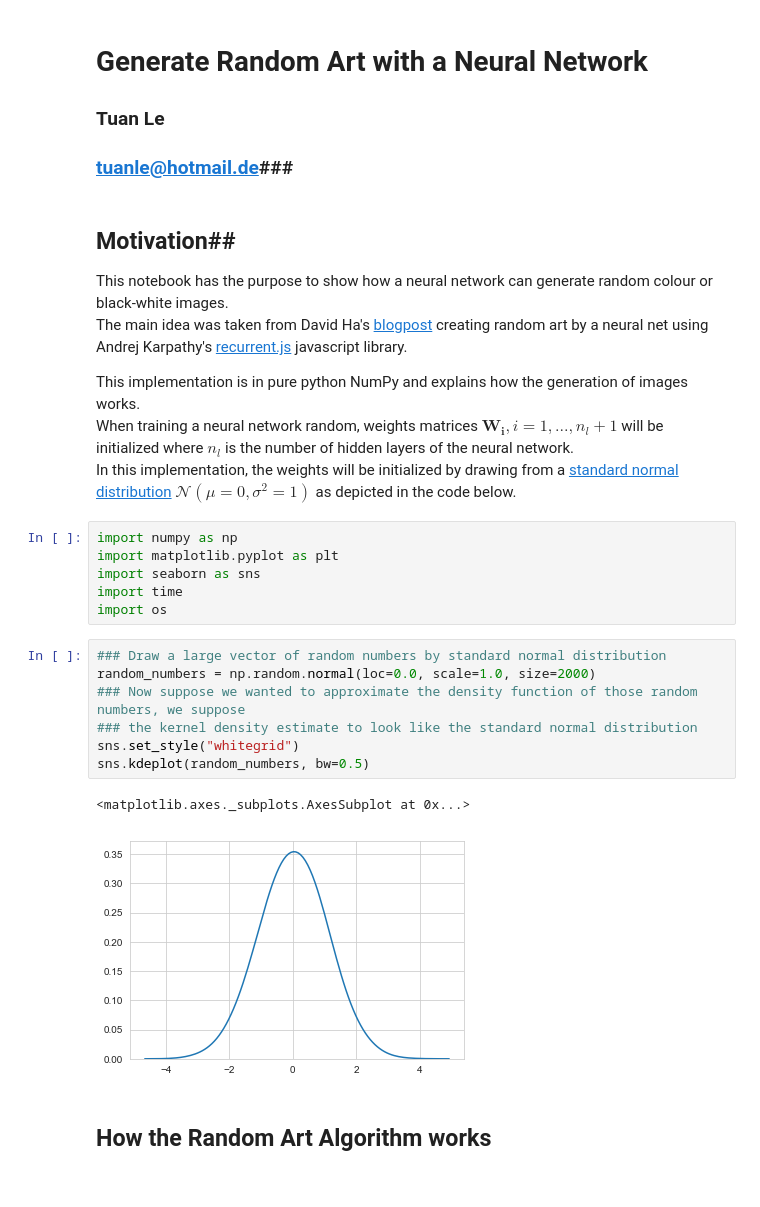
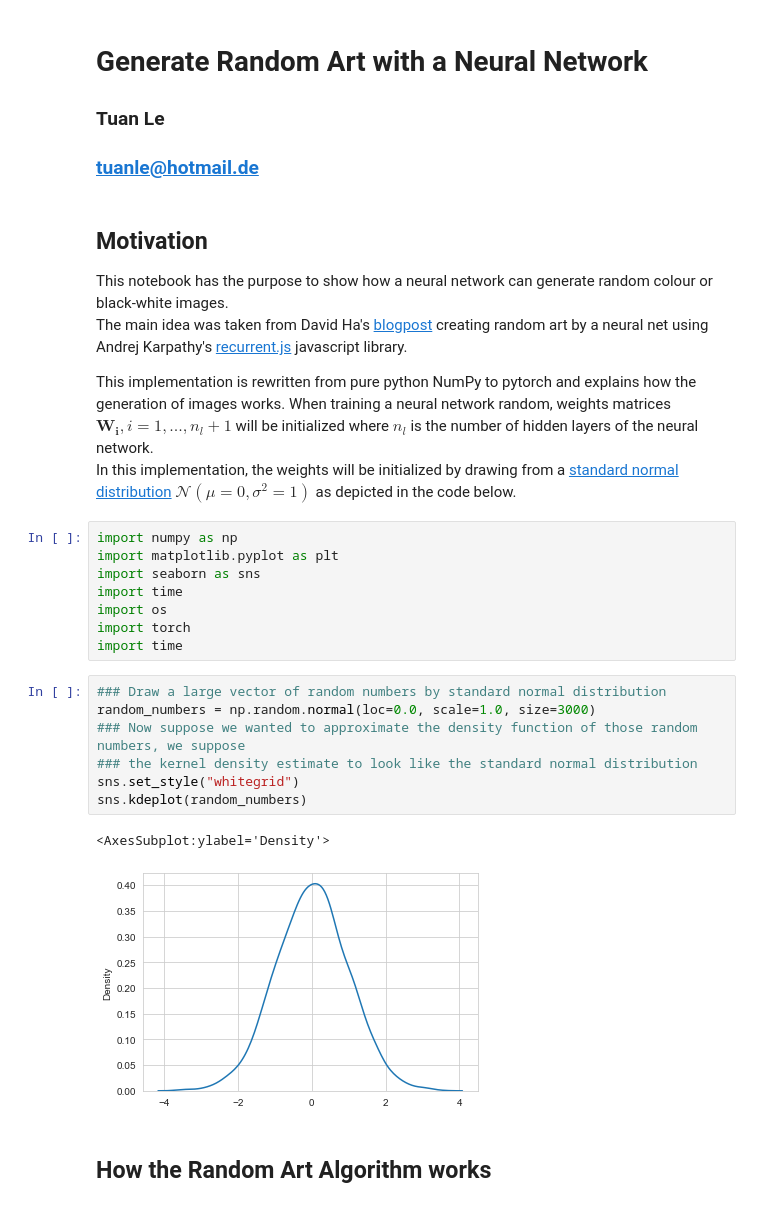
Before and after one commit to tuanle618/neural-net-random-art, a Jupyter notebook: nb_random_art.ipynb, the cells around one changed output. Drawn from its saved outputs; the diff is of its cells as text.

```diff
--- a/nb_random_art.ipynb
+++ b/nb_random_art.ipynb
@@ -1,13 +1,13 @@
 # %% [markdown]
 # Generate Random Art with a Neural Network #
 ### Tuan Le ###
-### tuanle@hotmail.de###
+### tuanle@hotmail.de
 # %% [markdown]
-## Motivation##
+## Motivation
 This notebook has the purpose to show how a neural network can generate random colour or black-white images.
 The main idea was taken from David Ha's [blogpost](http://blog.otoro.net/2015/06/19/neural-network-generative-art/) creating random art by a neural net using Andrej Karpathy's [recurrent.js](https://github.com/karpathy/recurrentjs) javascript library.
 
-This implementation is in pure python NumPy and explains how the generation of images works.
+This implementation is rewritten from pure python NumPy to pytorch and explains how the generation of images works.
 When training a neural network random, weights matrices $\mathbf{W_i}, i=1,...,n_l + 1$ will be initialized where $n_l$ is the number of hidden layers of the neural network.
 In this implementation, the weights will be initialized by drawing from a [standard normal distribution](http://mathworld.wolfram.com/StandardNormalDistribution.html) $\mathcal{N}(\mu=0, \sigma^2=1)$ as depicted in the code below.
 # %%
@@ -16,16 +16,18 @@ import matplotlib.pyplot as plt
 import seaborn as sns
 import time
 import os
+import torch
+import time
 # %%
 ### Draw a large vector of random numbers by standard normal distribution
-random_numbers = np.random.normal(loc=0.0, scale=1.0, size=2000)
+random_numbers = np.random.normal(loc=0.0, scale=1.0, size=3000)
 ### Now suppose we wanted to approximate the density function of those random numbers, we suppose
 ### the kernel density estimate to look like the standard normal distribution
 sns.set_style("whitegrid")
-sns.kdeplot(random_numbers, bw=0.5)
+sns.kdeplot(random_numbers)
 # %% [output]
-<matplotlib.axes._subplots.AxesSubplot at 0x...>
+<AxesSubplot:ylabel='Density'>
-[figure, old version]
+[figure, new version]
 # %% [markdown]
 ## How the Random Art Algorithm works ##
 # %% [markdown]
```
Also changed, not shown: parts of 33 cells of this notebook, 7 other files.
